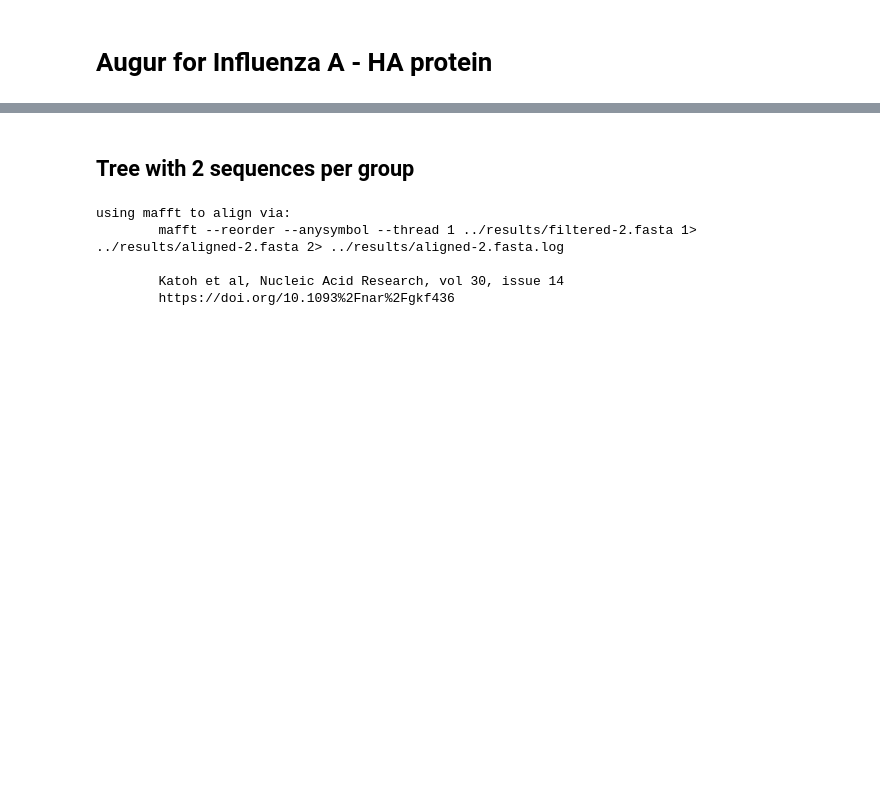
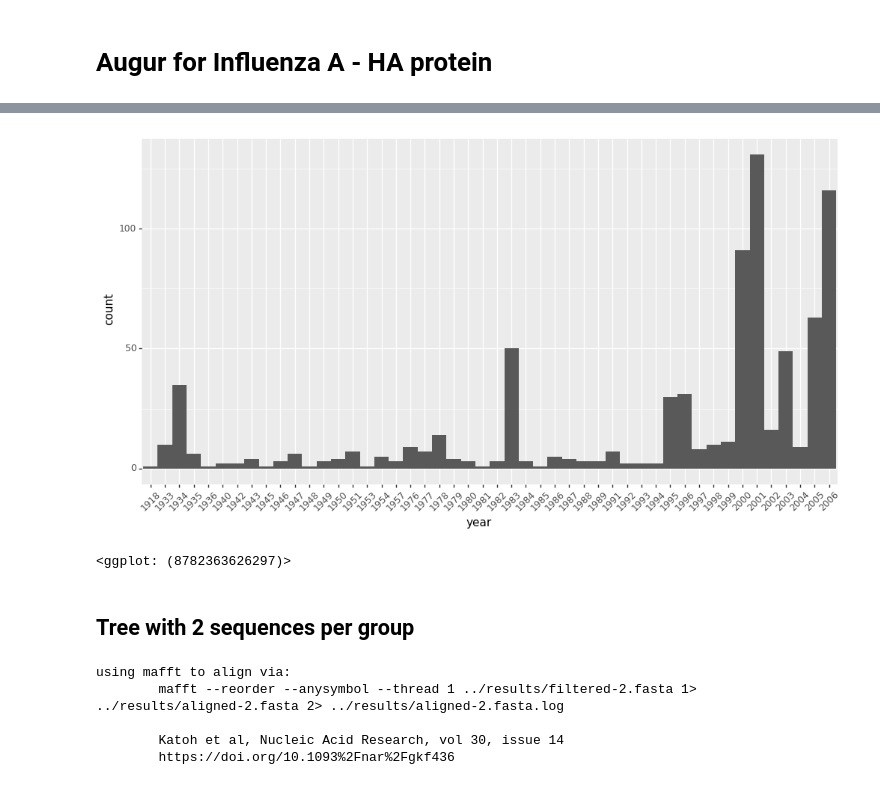
Before and after one commit to gboyle2/spatial_coupling, a Jupyter notebook: influenza-ha/analysis/influenza-A_HA_augur.ipynb, the cells around one changed output, grey strips where cells are left out. Drawn from its saved outputs; the diff is of its cells as text; code cells hidden in the pictures; blank space fills up the shorter version.

```diff
--- a/influenza-ha/analysis/influenza-A_HA_augur.ipynb
+++ b/influenza-ha/analysis/influenza-A_HA_augur.ipynb
@@ -180,3 +194,11 @@ df.to_csv('../data/metadata.tsv',sep='\t',index=False,header=True)
+# %%
+# Plot without 2007 and 2008
+plot2 = (ggplot(dfDrop, aes('year', 'count'))
++ geom_bar(stat='identity', width = 1)) + plotnine.theme(figure_size=(12, 6), axis_text_x = element_text(angle = 45))
+print(plot2)
+# %% [output]
+[figure, added]
+<ggplot: (8782363626297)>
 # %% [markdown]
 ## Tree with 2 sequences per group
 # %%
```
Also changed, not shown: parts of 13 cells of this notebook, 1 other file.
